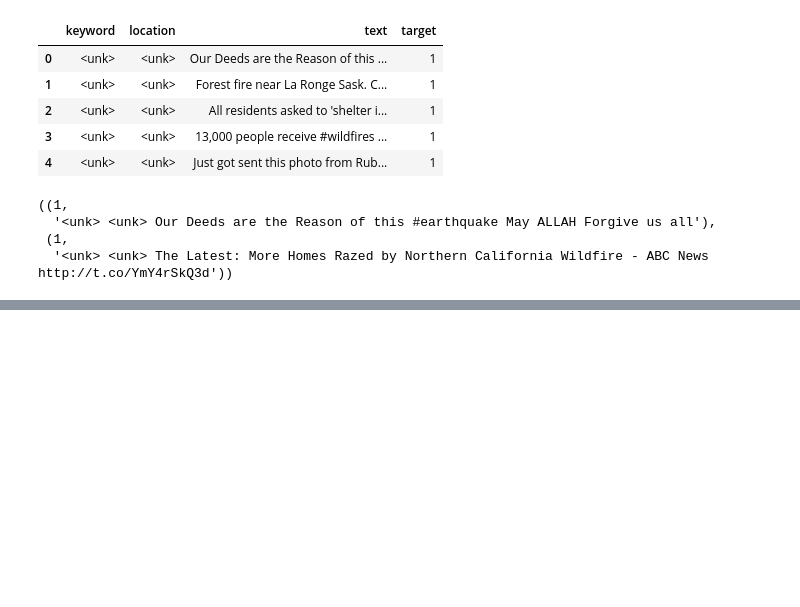
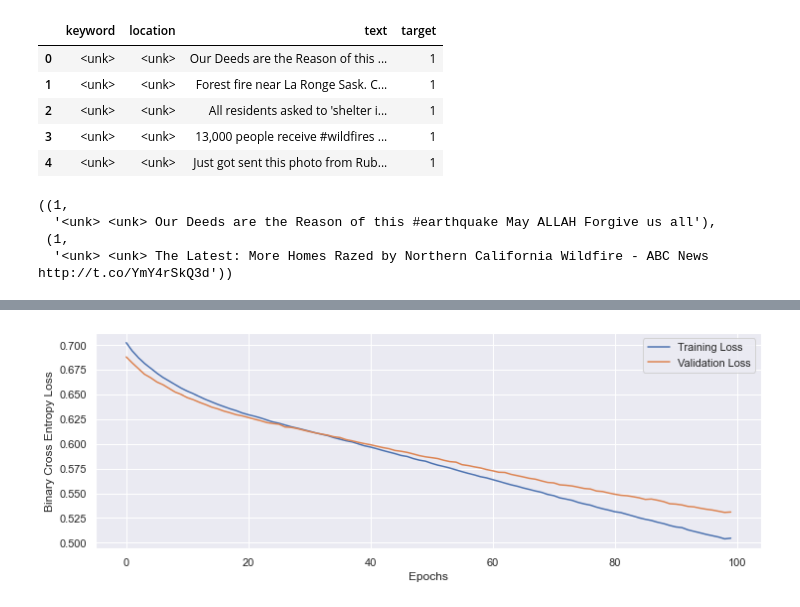
Before and after one commit to wcneill/kaggle, a Jupyter notebook: disaster_tweets/GAN.ipynb, the cells around one changed output, grey strips where cells are left out. Drawn from its saved outputs; the diff is of its cells as text; code cells hidden in the pictures; blank space fills up the shorter version.

Commit message:
trained embedding bag model

```diff
--- a/disaster_tweets/GAN.ipynb
+++ b/disaster_tweets/GAN.ipynb
@@ -243,0 +175,15 @@ RuntimeError: result type Float can't be cast to the desired output type Long
+# %%
+# create training and testing datasets
+np.random.seed(1234)
+train_split = int(0.8 * len(tweet_df))
+idx = np.arange(0, len(tweet_df))
+np.random.shuffle(idx)
+
+train_idx = idx[:train_split]
+test_idx  = idx[train_split:]
+
+train_data = TextFromPandas(tweet_df.iloc[train_idx])
+test_data = TextFromPandas(tweet_df.iloc[test_idx])
+
+trainloader = DataLoader(train_data, batch_size=8, shuffle=True, collate_fn=collate_batch)
+validloader = DataLoader(test_data, batch_size=1, shuffle=True, collate_fn=collate_batch)
@@ -243,0 +197,20 @@ RuntimeError: result type Float can't be cast to the desired output type Long
+# %%
+# Setup training
+epochs = 100
+lr = 1e-2
+
+criterion = nn.BCEWithLogitsLoss()
+optimizer = torch.optim.SGD(model.parameters(), lr=lr)
+scheduler = torch.optim.lr_scheduler.StepLR(optimizer, 1.0, gamma=0.1)
+
+loss = train_model(model, optimizer, criterion, epochs, trainloader, validloader, lr=lr)
+# %%
+fig, ax = plt.subplots()
+ax.set_xlabel("Epochs")
+ax.set_ylabel("Binary Cross Entropy Loss")
+sns.lineplot(data=loss[0], ax=ax, label="Training Loss")
+sns.lineplot(data=loss[1], ax=ax, label="Validation Loss")
+plt.legend()
+plt.show()
+# %% [output]
+[figure, added]
```
Also changed, not shown: parts of 9 cells of this notebook.
